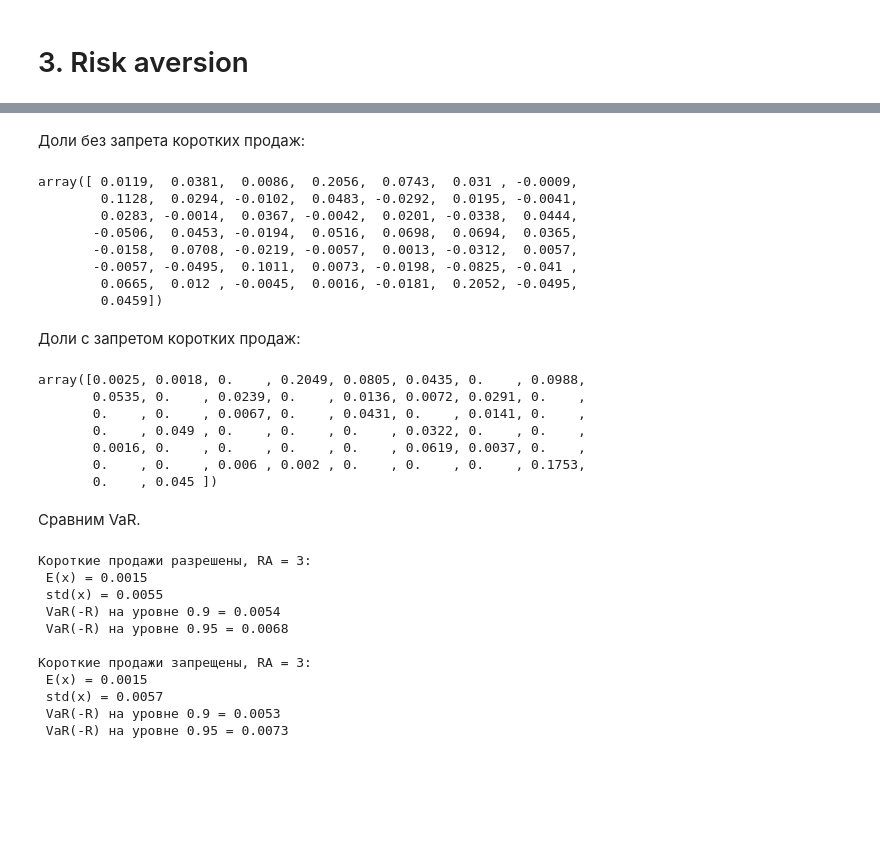
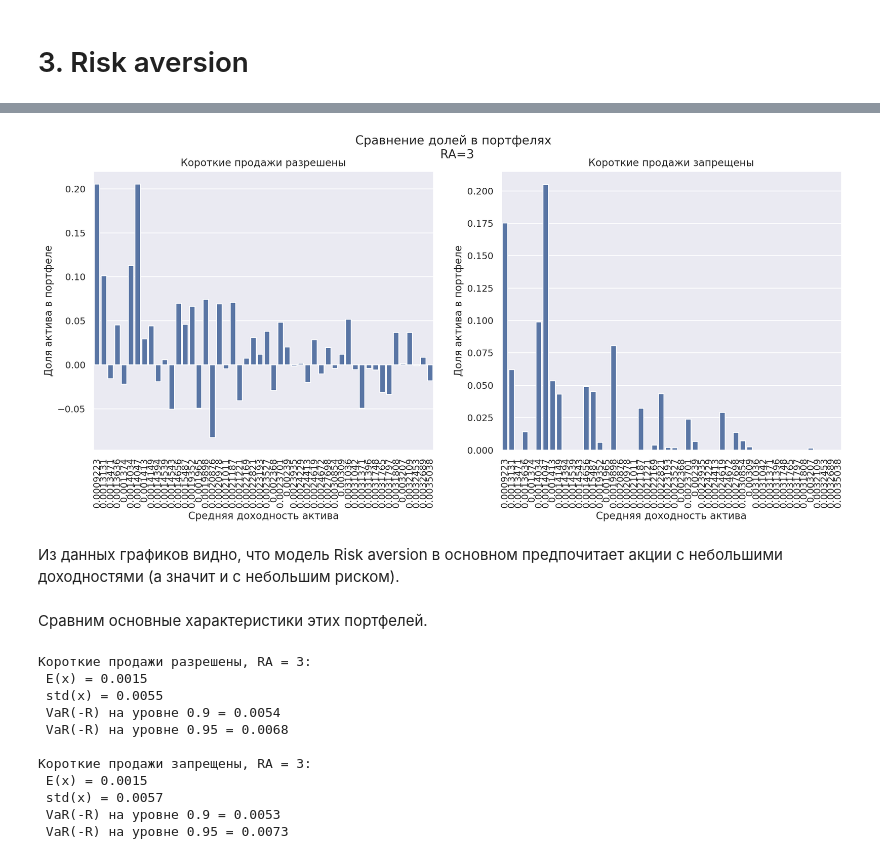
Before and after one commit to antonov1lya/ResearchSeminar2024, a Jupyter notebook: lab2.ipynb, the cells around one changed output, grey strips where cells are left out. Saved outputs shown, nothing was run; the diff lists cells and outputs as text; code cells hidden in the pictures; blank space fills up the shorter version.

```diff
--- a/lab2.ipynb
+++ b/lab2.ipynb
@@ -272,3 +286,6 @@ plt.show()
 # %% [markdown]
 # 3. Risk aversion
+# %%
+returns = returns[returns.mean().sort_values().index]
+label = np.round(list(returns.mean()),7)
 # %% [markdown]
@@ -320,9 +341,5 @@ def risk_aversion_without_short_sales(S: np.ndarray, E: np.ndarray, RA: float =
 x_risk_aversion_with_short_sales = risk_aversion_with_short_sales(np.array(returns.cov()), np.array(returns.mean()))
 x_risk_aversion_without_short_sales = risk_aversion_without_short_sales(np.array(returns.cov()), np.array(returns.mean()))
 
-plt.title('Сравнение долей в портфелях \n RA=3')
-sns.barplot(x_risk_aversion_with_short_sales, alpha=0.7, label='Короткие продажи разрешены')
-sns.barplot(x_risk_aversion_without_short_sales, alpha=0.7, label='Короткие продажи запрещены')
-plt.xticks(rotation=90)
-plt.legend()
-plt.show()
+x_risk_aversion_with_short_sales=pd.Series(data=x_risk_aversion_with_short_sales, index=label)
+x_risk_aversion_without_short_sales=pd.Series(data=x_risk_aversion_without_short_sales, index=label)
@@ -331,30 +346,31 @@ plt.show()
-# %% [markdown]
-Доли без запрета коротких продаж:
-# %%
-np.round(x_risk_aversion_with_short_sales,4)
-# %% [output]
-array([ 0.0119,  0.0381,  0.0086,  0.2056,  0.0743,  0.031 , -0.0009,
-        0.1128,  0.0294, -0.0102,  0.0483, -0.0292,  0.0195, -0.0041,
-        0.0283, -0.0014,  0.0367, -0.0042,  0.0201, -0.0338,  0.0444,
-       -0.0506,  0.0453, -0.0194,  0.0516,  0.0698,  0.0694,  0.0365,
-       -0.0158,  0.0708, -0.0219, -0.0057,  0.0013, -0.0312,  0.0057,
-       -0.0057, -0.0495,  0.1011,  0.0073, -0.0198, -0.0825, -0.041 ,
-        0.0665,  0.012 , -0.0045,  0.0016, -0.0181,  0.2052, -0.0495,
-        0.0459])
-# %% [markdown]
-Доли с запретом коротких продаж:
-# %%
-np.round(x_risk_aversion_without_short_sales,4)
-# %% [output]
-array([0.0025, 0.0018, 0.    , 0.2049, 0.0805, 0.0435, 0.    , 0.0988,
-       0.0535, 0.    , 0.0239, 0.    , 0.0136, 0.0072, 0.0291, 0.    ,
-       0.    , 0.    , 0.0067, 0.    , 0.0431, 0.    , 0.0141, 0.    ,
-       0.    , 0.049 , 0.    , 0.    , 0.    , 0.0322, 0.    , 0.    ,
-       0.0016, 0.    , 0.    , 0.    , 0.    , 0.0619, 0.0037, 0.    ,
-       0.    , 0.    , 0.006 , 0.002 , 0.    , 0.    , 0.    , 0.1753,
-       0.    , 0.045 ])
-# %% [markdown]
-Сравним VaR.
+# %%
+plt.rcParams['figure.figsize'] = 16, 6
+
+plt.suptitle('Сравнение долей в портфелях \n RA=3')
+
+plt.subplot(1,2,1)
+plt.title('Короткие продажи разрешены')
+sns.barplot(x_risk_aversion_with_short_sales)
+plt.xticks(rotation=90)
+plt.xlabel('Средняя доходность актива')
+plt.ylabel('Доля актива в портфеле')
+
+plt.subplot(1,2,2)
+plt.title('Короткие продажи запрещены')
+sns.barplot(x_risk_aversion_without_short_sales)
+plt.xticks(rotation=90)
+plt.xlabel('Средняя доходность актива')
+plt.ylabel('Доля актива в портфеле')
+
+plt.show()
+
+plt.rcParams['figure.figsize'] = 8, 6
+# %% [output]
+[figure, added]
+# %% [markdown]
+Из данных графиков видно, что модель Risk aversion в основном предпочитает акции с небольшими доходностями (а значит и с небольшим риском).
+# %% [markdown]
+Сравним основные характеристики этих портфелей.
 # %%
 R_with_short_sales = np.dot(np.array(returns), x_risk_aversion_with_short_sales)
 R_without_short_sales = np.dot(np.array(returns), x_risk_aversion_without_short_sales)
```
Also changed, not shown: parts of 46 cells of this notebook.
